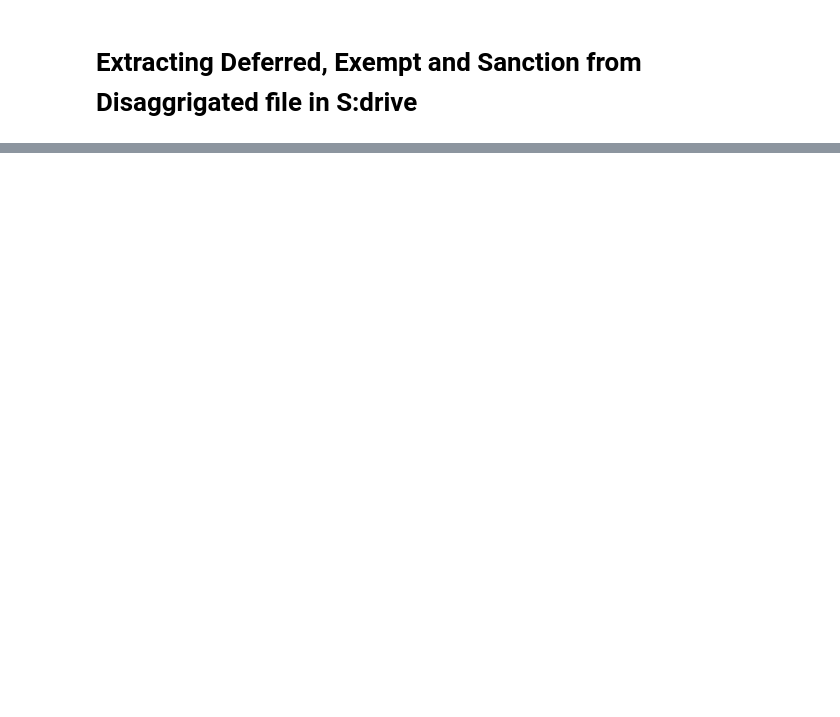
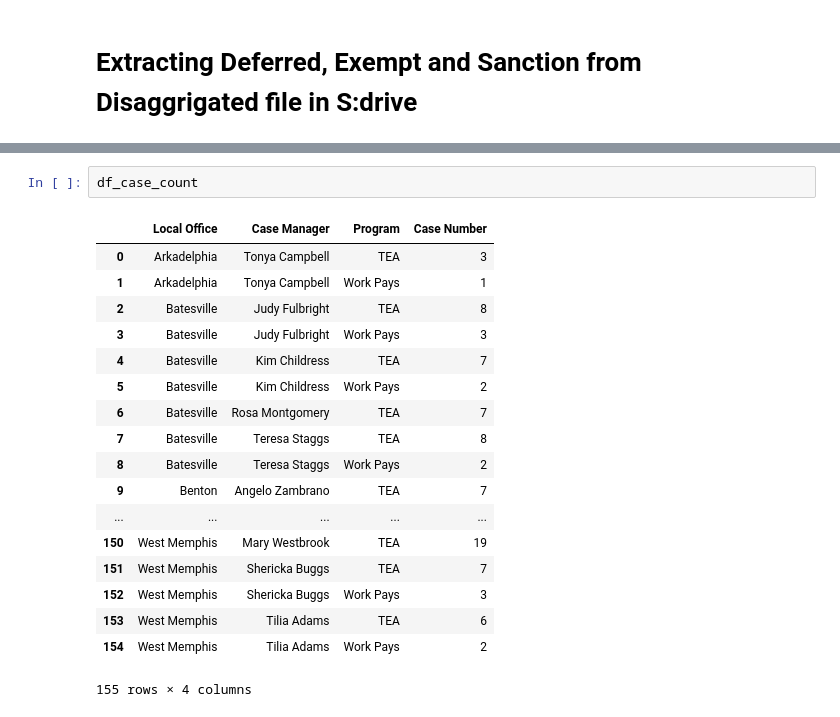
Before and after one commit to nagashrin/federal_reports, a Jupyter notebook: Master/ARWINS Reports_Master.ipynb, the cells around one changed output, grey strips where cells are left out. Drawn from its saved outputs; the diff is of its cells as text; blank space fills up the shorter version.

```diff
--- a/Master/ARWINS Reports_Master.ipynb
+++ b/Master/ARWINS Reports_Master.ipynb
@@ -175,0 +320,21 @@ os.getcwd()
+# %%
+df_case_count
+# %% [output]
+|  | Local Office | Case Manager | Program | Case Number |
+| 0 | Arkadelphia | Tonya Campbell | TEA | 3 |
+| 1 | Arkadelphia | Tonya Campbell | Work Pays | 1 |
+| 2 | Batesville | Judy Fulbright | TEA | 8 |
+| 3 | Batesville | Judy Fulbright | Work Pays | 3 |
+| 4 | Batesville | Kim Childress | TEA | 7 |
+| 5 | Batesville | Kim Childress | Work Pays | 2 |
+| 6 | Batesville | Rosa Montgomery | TEA | 7 |
+| 7 | Batesville | Teresa Staggs | TEA | 8 |
+| 8 | Batesville | Teresa Staggs | Work Pays | 2 |
+| 9 | Benton | Angelo Zambrano | TEA | 7 |
+| ... | ... | ... | ... | ... |
+| 150 | West Memphis | Mary Westbrook | TEA | 19 |
+| 151 | West Memphis | Shericka Buggs | TEA | 7 |
+| 152 | West Memphis | Shericka Buggs | Work Pays | 3 |
+| 153 | West Memphis | Tilia Adams | TEA | 6 |
+| 154 | West Memphis | Tilia Adams | Work Pays | 2 |
+155 rows × 4 columns
```
Also changed, not shown: parts of 14 cells of this notebook.
